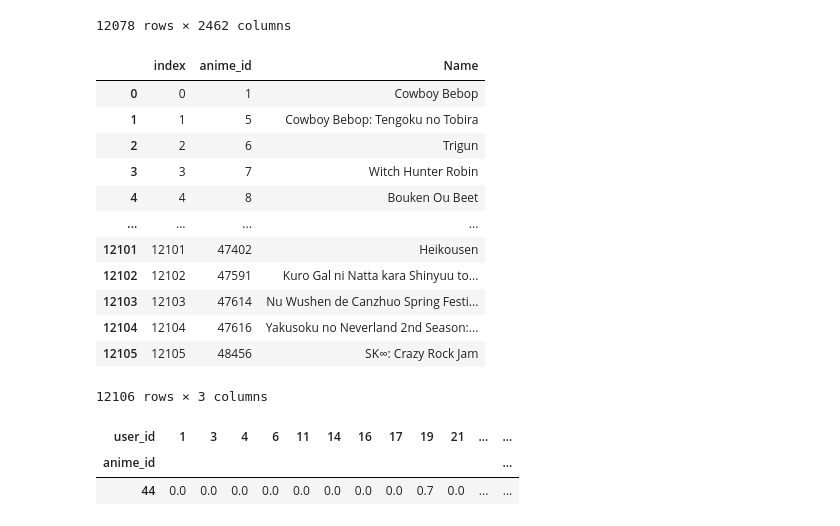
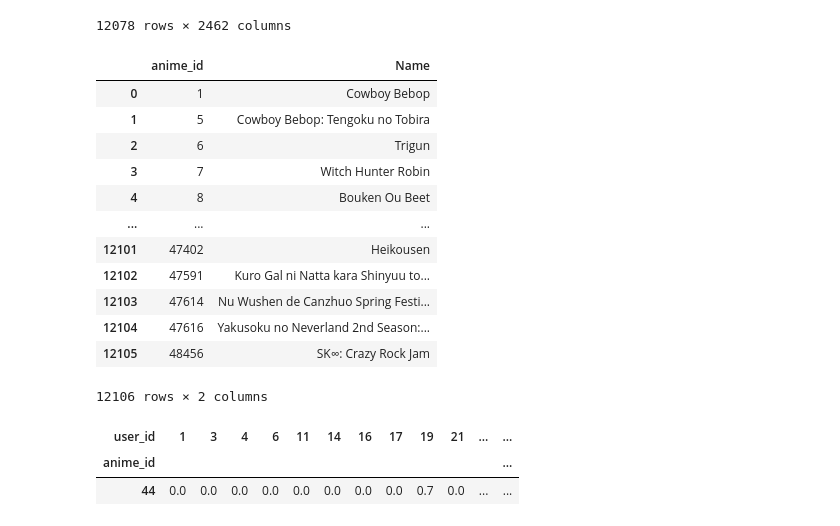
Before and after one commit to mijkami/Anime_Map, a Jupyter notebook: notebooks/Modelisation.ipynb, the cells around one changed output. Saved outputs shown, nothing was run; the diff lists cells and outputs as text; code cells hidden in the pictures.

```diff
--- a/notebooks/Modelisation.ipynb
+++ b/notebooks/Modelisation.ipynb
@@ -83,23 +83,22 @@ active_users_df_100PlusRatings_partial_pivot
 # %%
 anime_id_name_df_10PlusRatings = active_users_df_10PlusRatings_partial_merge[['anime_id','Name']].drop_duplicates()
 anime_id_name_df_10PlusRatings = anime_id_name_df_10PlusRatings.sort_values('anime_id')
 anime_id_name_df_10PlusRatings = anime_id_name_df_10PlusRatings.reset_index().drop(columns = 'index')
-anime_id_name_df_10PlusRatings = anime_id_name_df_10PlusRatings.reset_index()
 anime_id_name_df_10PlusRatings
 # %% [output]
-|  | index | anime_id | Name |
-| 0 | 0 | 1 | Cowboy Bebop |
-| 1 | 1 | 5 | Cowboy Bebop: Tengoku no Tobira |
-| 2 | 2 | 6 | Trigun |
-| 3 | 3 | 7 | Witch Hunter Robin |
-| 4 | 4 | 8 | Bouken Ou Beet |
-| ... | ... | ... | ... |
-| 12101 | 12101 | 47402 | Heikousen |
-| 12102 | 12102 | 47591 | Kuro Gal ni Natta kara Shinyuu to... |
-| 12103 | 12103 | 47614 | Nu Wushen de Canzhuo Spring Festi... |
-| 12104 | 12104 | 47616 | Yakusoku no Neverland 2nd Season:... |
-| 12105 | 12105 | 48456 | SK∞: Crazy Rock Jam |
+|  | anime_id | Name |
+| 0 | 1 | Cowboy Bebop |
+| 1 | 5 | Cowboy Bebop: Tengoku no Tobira |
+| 2 | 6 | Trigun |
+| 3 | 7 | Witch Hunter Robin |
+| 4 | 8 | Bouken Ou Beet |
+| ... | ... | ... |
+| 12101 | 47402 | Heikousen |
+| 12102 | 47591 | Kuro Gal ni Natta kara Shinyuu to... |
+| 12103 | 47614 | Nu Wushen de Canzhuo Spring Festi... |
+| 12104 | 47616 | Yakusoku no Neverland 2nd Season:... |
+| 12105 | 48456 | SK∞: Crazy Rock Jam |
-12106 rows × 3 columns
+12106 rows × 2 columns
 # %%
 active_users_df_100PlusRatings_partial_pivot.loc[[44]]
 # %% [output]
```
Also changed, not shown: parts of 66 cells of this notebook.
